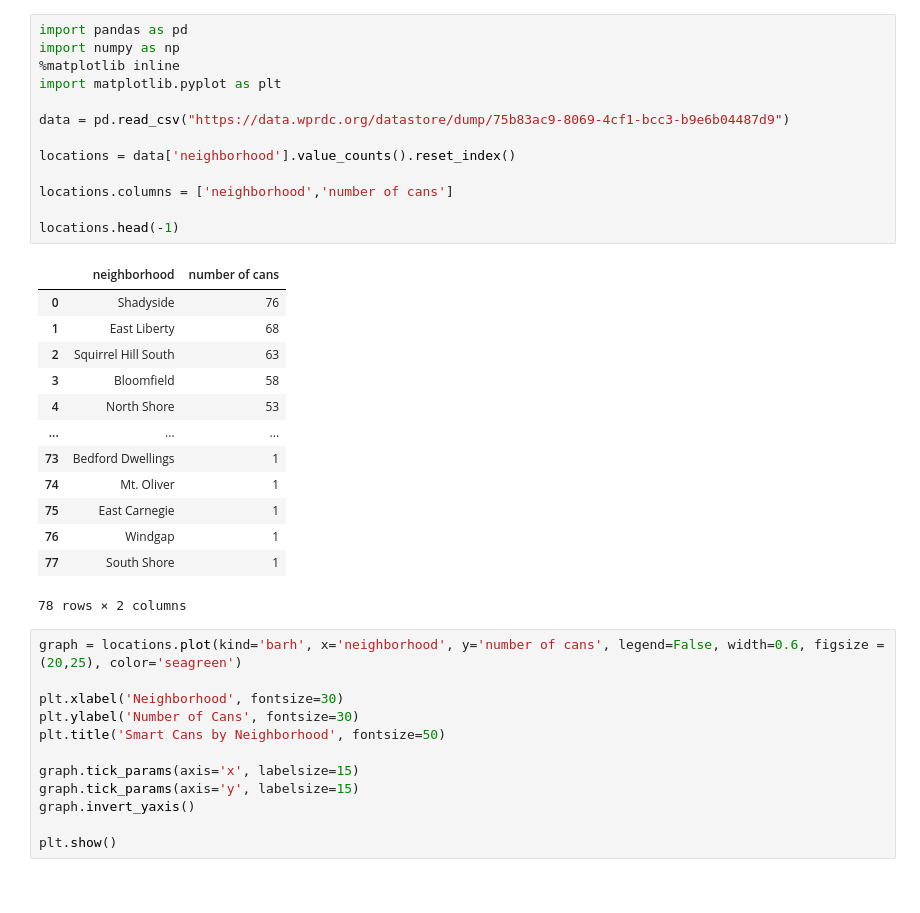
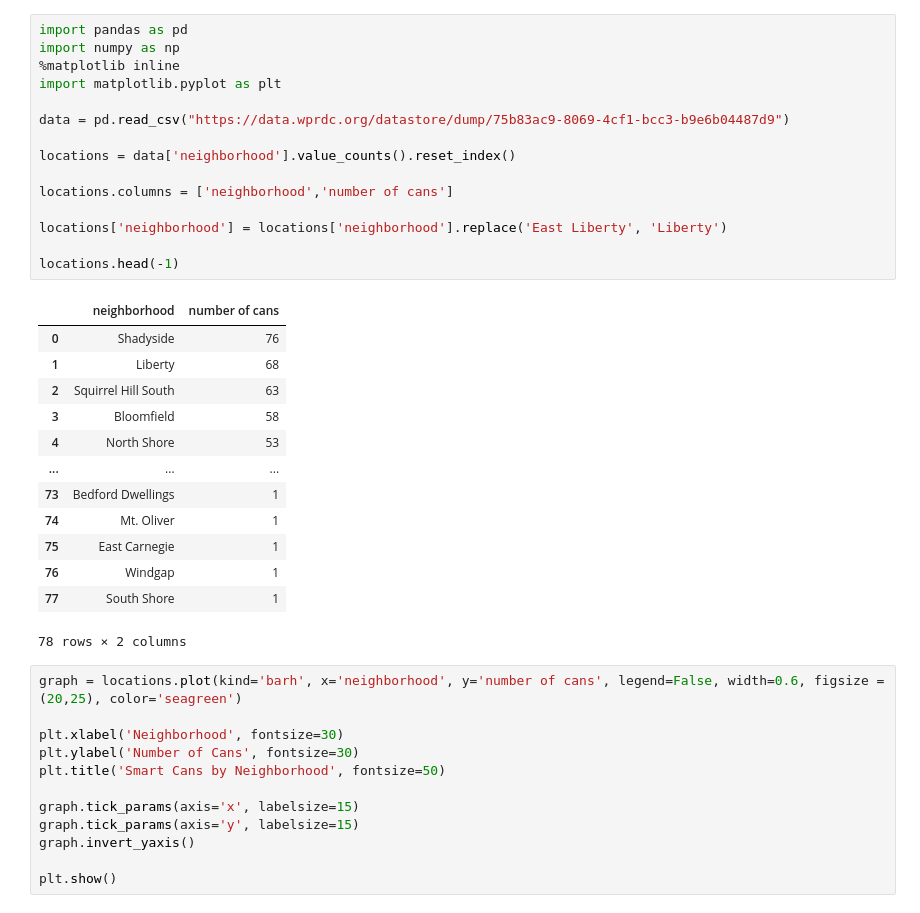
Before and after one commit to ARobin09/0010-Final-Project, a Jupyter notebook: SmartTrashData.ipynb, the cells around one changed output. Saved outputs shown, nothing was run; the diff lists cells and outputs as text.

Commit message:
modified east liberty

```diff
--- a/SmartTrashData.ipynb
+++ b/SmartTrashData.ipynb
@@ -1,20 +1,22 @@
 # %%
 import pandas as pd
 import numpy as np
 %matplotlib inline
 import matplotlib.pyplot as plt
 
 data = pd.read_csv("https://data.wprdc.org/datastore/dump/75b83ac9-8069-4cf1-bcc3-b9e6b04487d9")
 
 locations = data['neighborhood'].value_counts().reset_index()
 
 locations.columns = ['neighborhood','number of cans']
 
+locations['neighborhood'] = locations['neighborhood'].replace('East Liberty', 'Liberty')
+
 locations.head(-1)
 # %% [output]
 |  | neighborhood | number of cans |
 | 0 | Shadyside | 76 |
-| 1 | East Liberty | 68 |
+| 1 | Liberty | 68 |
 | 2 | Squirrel Hill South | 63 |
 | 3 | Bloomfield | 58 |
 | 4 | North Shore | 53 |
```
